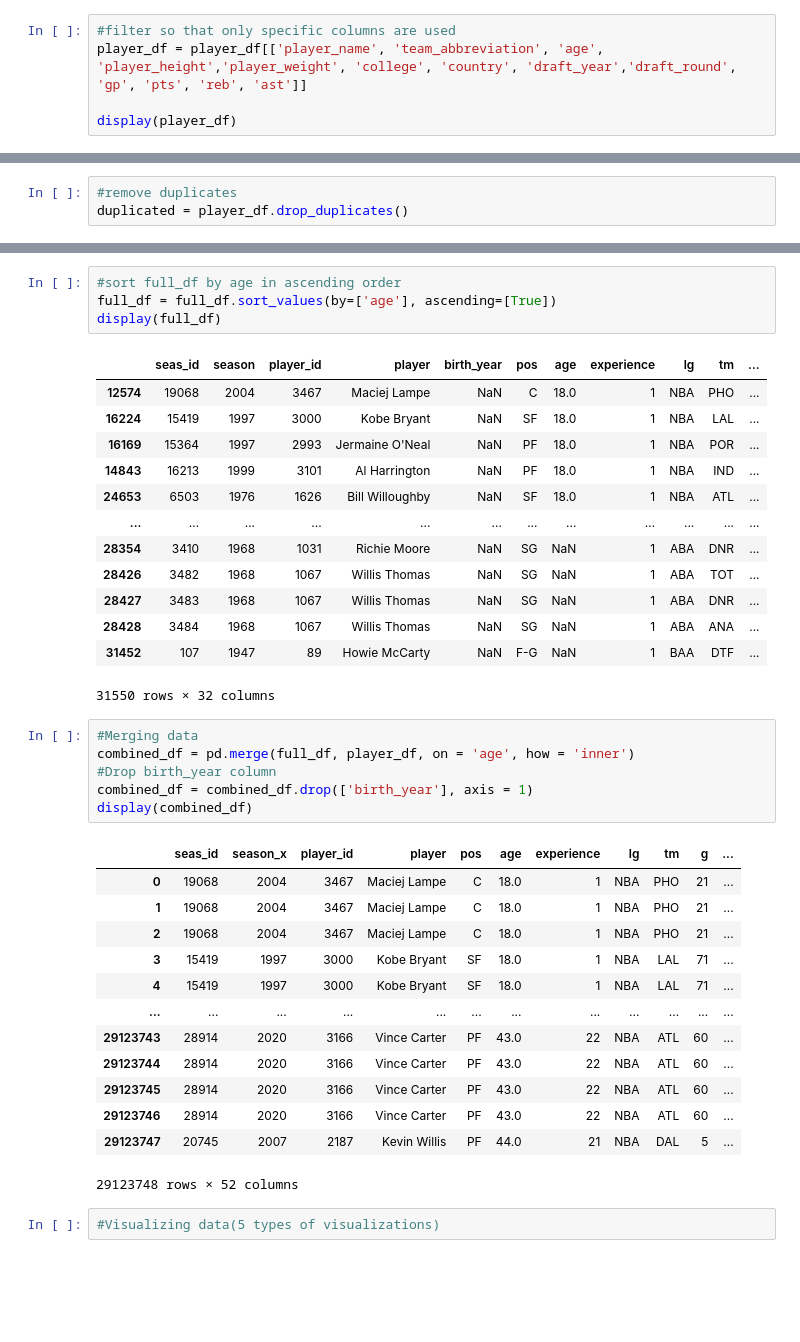
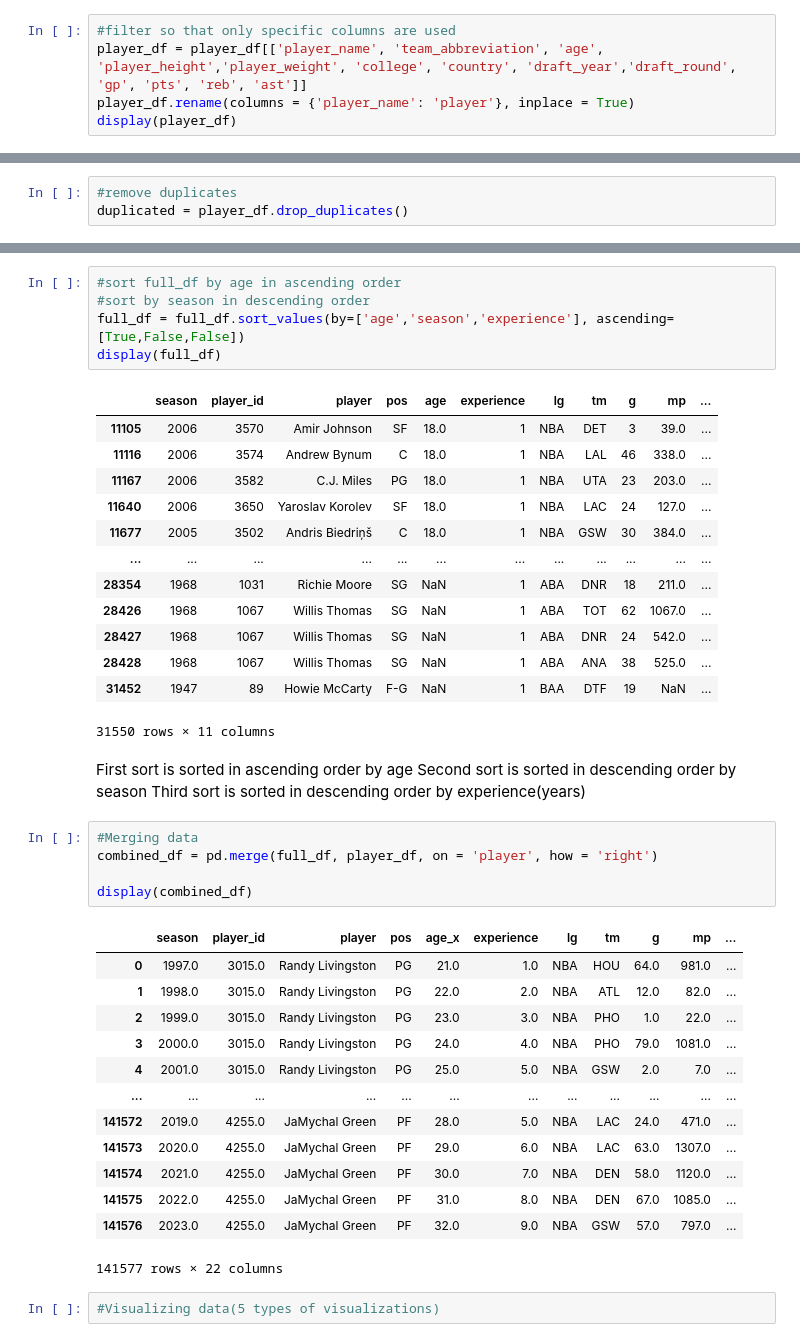
Before and after one commit to lexborrero7/cs176_project, a Jupyter notebook: Project1-Data Wrangling-Copy1.ipynb, the cells around one changed output, grey strips where cells are left out. Drawn from its saved outputs; the diff is of its cells as text; blank space fills up the shorter version.

```diff
--- a/Project1-Data Wrangling-Copy1.ipynb
+++ b/Project1-Data Wrangling-Copy1.ipynb
@@ -58,5 +58,5 @@ display(player_df)
 # %%
 #filter so that only specific columns are used
 player_df = player_df[['player_name', 'team_abbreviation', 'age', 'player_height','player_weight', 'college', 'country', 'draft_year','draft_round', 'gp', 'pts', 'reb', 'ast']]
-
+player_df.rename(columns = {'player_name': 'player'}, inplace = True)
 display(player_df)
@@ -128,40 +196,44 @@ display(nba_players)
 # %%
 #sort full_df by age in ascending order
-full_df = full_df.sort_values(by=['age'], ascending=[True])
+#sort by season in descending order
+full_df = full_df.sort_values(by=['age','season','experience'], ascending=[True,False,False])
 display(full_df)
 # %% [output]
-|  | seas_id | season | player_id | player | birth_year | pos | age | experience | lg | tm | ... |
-| 12574 | 19068 | 2004 | 3467 | Maciej Lampe | NaN | C | 18.0 | 1 | NBA | PHO | ... |
-| 16224 | 15419 | 1997 | 3000 | Kobe Bryant | NaN | SF | 18.0 | 1 | NBA | LAL | ... |
-| 16169 | 15364 | 1997 | 2993 | Jermaine O'Neal | NaN | PF | 18.0 | 1 | NBA | POR | ... |
-| 14843 | 16213 | 1999 | 3101 | Al Harrington | NaN | PF | 18.0 | 1 | NBA | IND | ... |
-| 24653 | 6503 | 1976 | 1626 | Bill Willoughby | NaN | SF | 18.0 | 1 | NBA | ATL | ... |
+|  | season | player_id | player | pos | age | experience | lg | tm | g | mp | ... |
+| 11105 | 2006 | 3570 | Amir Johnson | SF | 18.0 | 1 | NBA | DET | 3 | 39.0 | ... |
+| 11116 | 2006 | 3574 | Andrew Bynum | C | 18.0 | 1 | NBA | LAL | 46 | 338.0 | ... |
+| 11167 | 2006 | 3582 | C.J. Miles | PG | 18.0 | 1 | NBA | UTA | 23 | 203.0 | ... |
+| 11640 | 2006 | 3650 | Yaroslav Korolev | SF | 18.0 | 1 | NBA | LAC | 24 | 127.0 | ... |
+| 11677 | 2005 | 3502 | Andris Biedriņš | C | 18.0 | 1 | NBA | GSW | 30 | 384.0 | ... |
 | ... | ... | ... | ... | ... | ... | ... | ... | ... | ... | ... | ... |
-| 28354 | 3410 | 1968 | 1031 | Richie Moore | NaN | SG | NaN | 1 | ABA | DNR | ... |
-| 28426 | 3482 | 1968 | 1067 | Willis Thomas | NaN | SG | NaN | 1 | ABA | TOT | ... |
-| 28427 | 3483 | 1968 | 1067 | Willis Thomas | NaN | SG | NaN | 1 | ABA | DNR | ... |
-| 28428 | 3484 | 1968 | 1067 | Willis Thomas | NaN | SG | NaN | 1 | ABA | ANA | ... |
-| 31452 | 107 | 1947 | 89 | Howie McCarty | NaN | F-G | NaN | 1 | BAA | DTF | ... |
+| 28354 | 1968 | 1031 | Richie Moore | SG | NaN | 1 | ABA | DNR | 18 | 211.0 | ... |
+| 28426 | 1968 | 1067 | Willis Thomas | SG | NaN | 1 | ABA | TOT | 62 | 1067.0 | ... |
+| 28427 | 1968 | 1067 | Willis Thomas | SG | NaN | 1 | ABA | DNR | 24 | 542.0 | ... |
+| 28428 | 1968 | 1067 | Willis Thomas | SG | NaN | 1 | ABA | ANA | 38 | 525.0 | ... |
+| 31452 | 1947 | 89 | Howie McCarty | F-G | NaN | 1 | BAA | DTF | 19 | NaN | ... |
-31550 rows × 32 columns
+31550 rows × 11 columns
+# %% [markdown]
+First sort is sorted in ascending order by age
+Second sort is sorted in descending order by season
+Third sort is sorted in descending order by experience(years)
 # %%
 #Merging data
-combined_df = pd.merge(full_df, player_df, on = 'age', how = 'inner')
-#Drop birth_year column
-combined_df = combined_df.drop(['birth_year'], axis = 1)
+combined_df = pd.merge(full_df, player_df, on = 'player', how = 'right')
+
 display(combined_df)
 # %% [output]
-|  | seas_id | season_x | player_id | player | pos | age | experience | lg | tm | g | ... |
-| 0 | 19068 | 2004 | 3467 | Maciej Lampe | C | 18.0 | 1 | NBA | PHO | 21 | ... |
-| 1 | 19068 | 2004 | 3467 | Maciej Lampe | C | 18.0 | 1 | NBA | PHO | 21 | ... |
-| 2 | 19068 | 2004 | 3467 | Maciej Lampe | C | 18.0 | 1 | NBA | PHO | 21 | ... |
-| 3 | 15419 | 1997 | 3000 | Kobe Bryant | SF | 18.0 | 1 | NBA | LAL | 71 | ... |
-| 4 | 15419 | 1997 | 3000 | Kobe Bryant | SF | 18.0 | 1 | NBA | LAL | 71 | ... |
+|  | season | player_id | player | pos | age_x | experience | lg | tm | g | mp | ... |
+| 0 | 1997.0 | 3015.0 | Randy Livingston | PG | 21.0 | 1.0 | NBA | HOU | 64.0 | 981.0 | ... |
+| 1 | 1998.0 | 3015.0 | Randy Livingston | PG | 22.0 | 2.0 | NBA | ATL | 12.0 | 82.0 | ... |
+| 2 | 1999.0 | 3015.0 | Randy Livingston | PG | 23.0 | 3.0 | NBA | PHO | 1.0 | 22.0 | ... |
+| 3 | 2000.0 | 3015.0 | Randy Livingston | PG | 24.0 | 4.0 | NBA | PHO | 79.0 | 1081.0 | ... |
+| 4 | 2001.0 | 3015.0 | Randy Livingston | PG | 25.0 | 5.0 | NBA | GSW | 2.0 | 7.0 | ... |
 | ... | ... | ... | ... | ... | ... | ... | ... | ... | ... | ... | ... |
-| 29123743 | 28914 | 2020 | 3166 | Vince Carter | PF | 43.0 | 22 | NBA | ATL | 60 | ... |
-| 29123744 | 28914 | 2020 | 3166 | Vince Carter | PF | 43.0 | 22 | NBA | ATL | 60 | ... |
-| 29123745 | 28914 | 2020 | 3166 | Vince Carter | PF | 43.0 | 22 | NBA | ATL | 60 | ... |
-| 29123746 | 28914 | 2020 | 3166 | Vince Carter | PF | 43.0 | 22 | NBA | ATL | 60 | ... |
-| 29123747 | 20745 | 2007 | 2187 | Kevin Willis | PF | 44.0 | 21 | NBA | DAL | 5 | ... |
+| 141572 | 2019.0 | 4255.0 | JaMychal Green | PF | 28.0 | 5.0 | NBA | LAC | 24.0 | 471.0 | ... |
+| 141573 | 2020.0 | 4255.0 | JaMychal Green | PF | 29.0 | 6.0 | NBA | LAC | 63.0 | 1307.0 | ... |
+| 141574 | 2021.0 | 4255.0 | JaMychal Green | PF | 30.0 | 7.0 | NBA | DEN | 58.0 | 1120.0 | ... |
+| 141575 | 2022.0 | 4255.0 | JaMychal Green | PF | 31.0 | 8.0 | NBA | DEN | 67.0 | 1085.0 | ... |
+| 141576 | 2023.0 | 4255.0 | JaMychal Green | PF | 32.0 | 9.0 | NBA | GSW | 57.0 | 797.0 | ... |
-29123748 rows × 52 columns
+141577 rows × 22 columns
 # %%
 #Visualizing data(5 types of visualizations)
```
Also changed, not shown: parts of 5 cells of this notebook.
